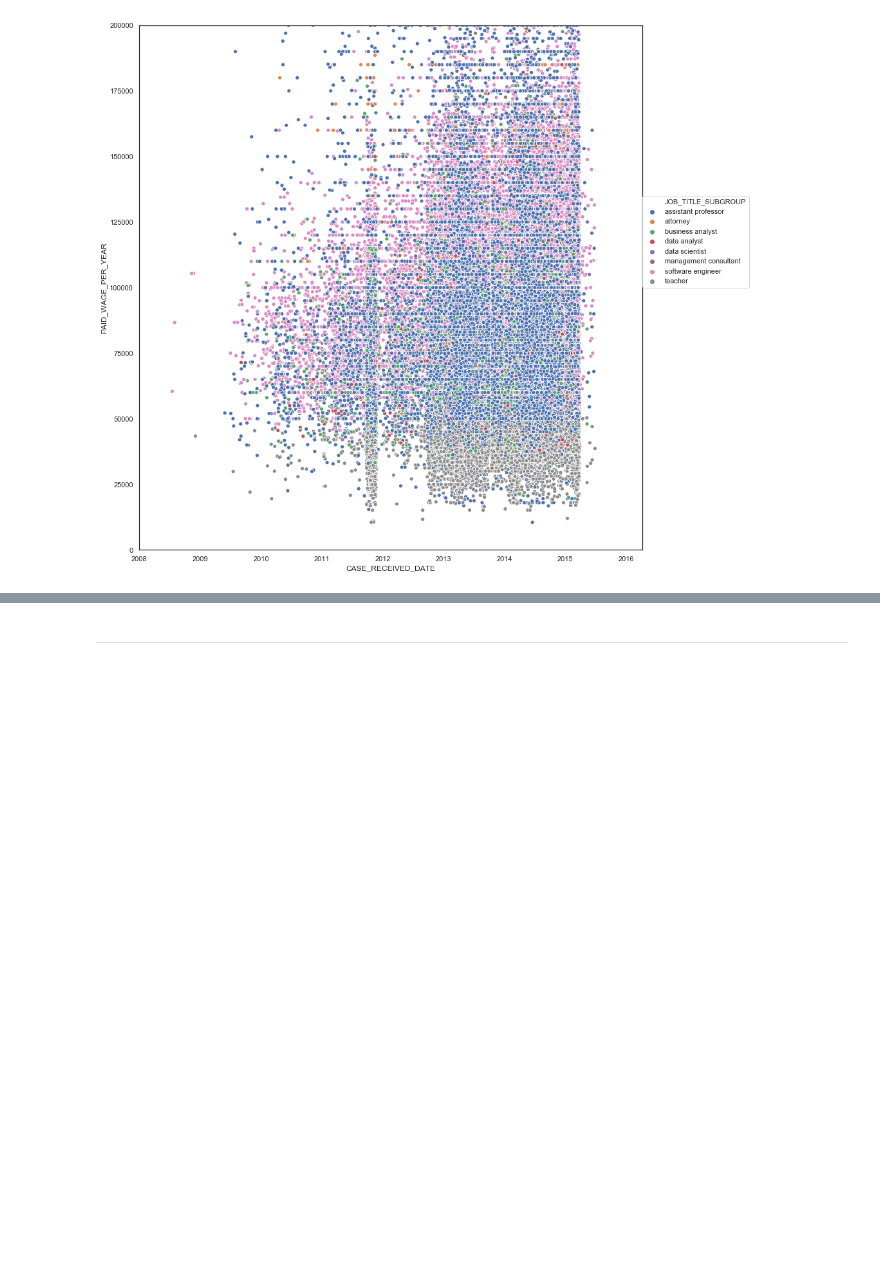
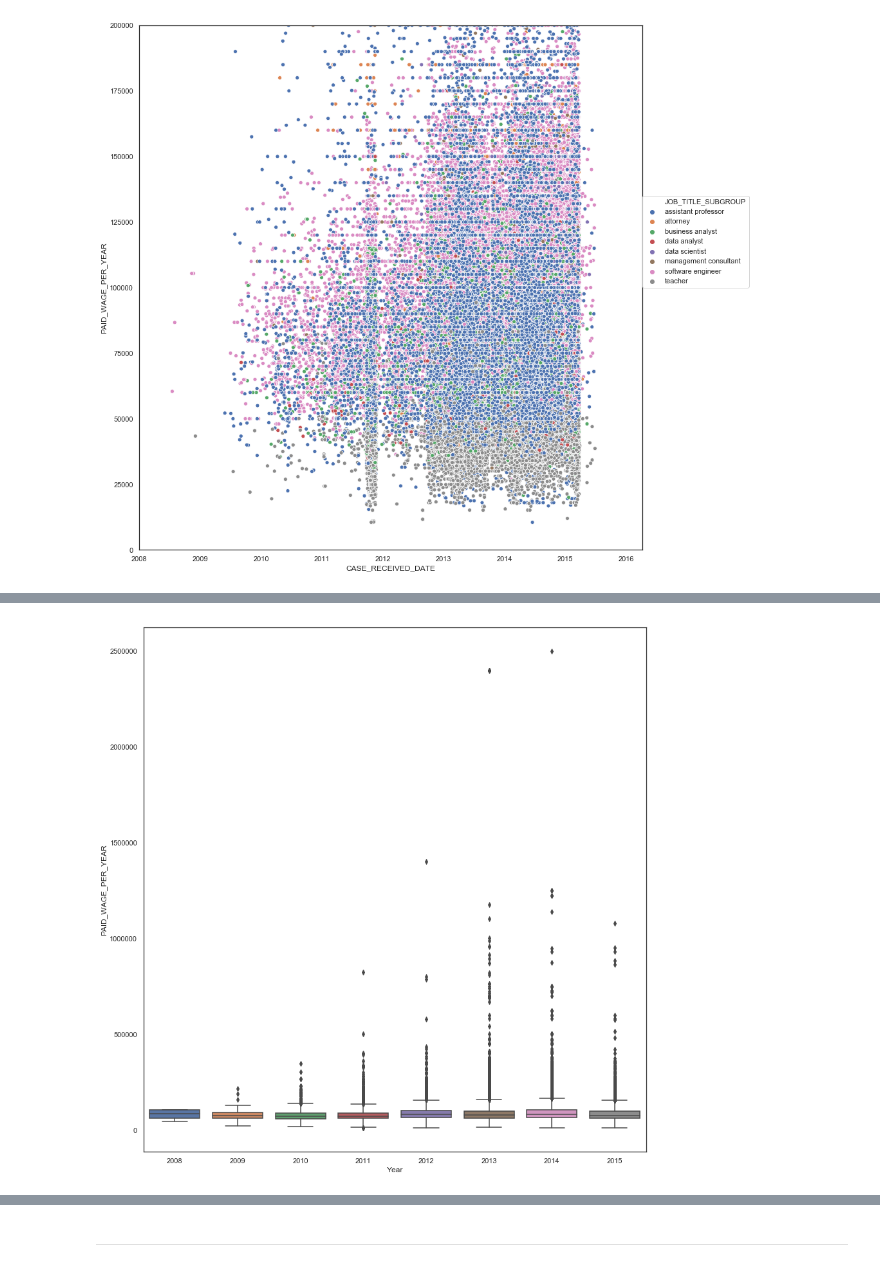
Before and after one commit to vivekgoyal180/EDA-Salary-data, a Jupyter notebook: EDA salary data.ipynb, the cells around one changed output, grey strips where cells are left out. Cells and saved outputs as stored; diff of their text form; code cells hidden in the pictures; blank space fills up the shorter version.

```diff
--- a/EDA salary data.ipynb
+++ b/EDA salary data.ipynb
@@ -497,0 +523,8 @@ plt.show()
+# %%
+# creating a separate columns for year to understand yearwise data performance
+salary['Year']= salary['CASE_RECEIVED_DATE'].dt.year
+
+
+box_plot2= sns.boxplot(x=salary.Year,y=salary.PAID_WAGE_PER_YEAR)
+# %% [output]
+[figure, added]
```
Also changed, not shown: parts of 40 cells of this notebook.
